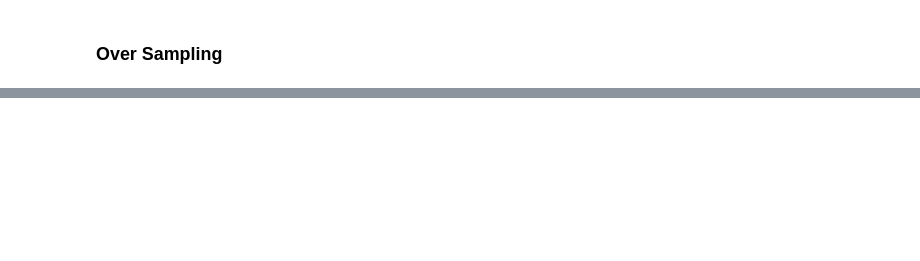
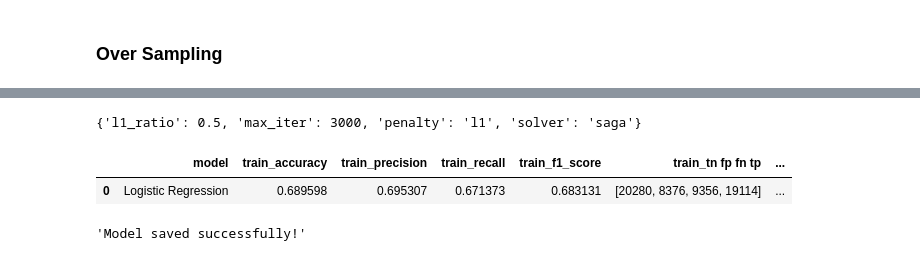
Before and after one commit to anshudhanshu/Bank-Marketing-Effectiveness-Prediction, a Jupyter notebook: Sudhanshu_Rawat_Team_1_Bank_Marketing_Effectiveness_Prediction_Capstone_Project_3.ipynb, the cells around one changed output, grey strips where cells are left out. Saved outputs shown, nothing was run; the diff lists cells and outputs as text; code cells hidden in the pictures; blank space fills up the shorter version.

Commit message:
model training

```diff
--- a/Sudhanshu_Rawat_Team_1_Bank_Marketing_Effectiveness_Prediction_Capstone_Project_3.ipynb
+++ b/Sudhanshu_Rawat_Team_1_Bank_Marketing_Effectiveness_Prediction_Capstone_Project_3.ipynb
@@ -503,3 +499,24 @@ def gscv(model_dict,X,y):
+# %%
+def find_metrics(model_name,model,X_train,X_test,y_train,y_test):
+  models = {'model': [],'train_accuracy': [], 'train_precision': [], 'train_recall': [], 'train_f1_score': [],
+            'train_tn fp fn tp': [], 'train_auc_roc': [], 'test_accuracy': [], 'test_precision': [],
+            'test_recall': [], 'test_f1_score': [], 'test_tn fp fn tp': [], 'test_auc_roc': []}
+  y_pred_test = model.predict(X_test)
+  y_pred_train = model.predict(X_train)
+  models['train_accuracy'].append(accuracy_score(y_train,y_pred_train))
+  models['train_precision'].append(precision_score(y_train,y_pred_train))
+  models['train_recall'].append(recall_score(y_train,y_pred_train))
+  models['train_f1_score'].append(f1_score(y_train,y_pred_train))
+  models['train_tn fp fn tp'].append(confusion_matrix(y_train,y_pred_train).flatten())
+  models['train_auc_roc'].append(roc_auc_score(y_train,y_pred_train))
+  models['test_accuracy'].append(accuracy_score(y_test,y_pred_test))
+  models['test_precision'].append(precision_score(y_test,y_pred_test))
+  models['test_recall'].append(recall_score(y_test,y_pred_test))
+  models['test_f1_score'].append(f1_score(y_test,y_pred_test))
+  models['test_tn fp fn tp'].append(confusion_matrix(y_test,y_pred_test).flatten())
+  models['test_auc_roc'].append(roc_auc_score(y_test,y_pred_test))
+  models['model'].append(model_name)
+  return pd.DataFrame(models)
 # %% [markdown]
 ### Over Sampling
 # %%
@@ -579,0 +531,13 @@ m['Final Result']
+# %%
+from sklearn.model_selection import GridSearchCV
+from sklearn.model_selection import train_test_split
+X_train,X_test,y_train,y_test = train_test_split(X,y,test_size = 0.2, random_state = 0)
+# %%
+model_dict = {}
+#Logistic Regression
+from sklearn.linear_model import LogisticRegression
+lr = LogisticRegression()
+lr_params = {'l1_ratio': [0.5], 'max_iter': [3000],  'penalty': ['l1','l2','elasticnet'], 'solver': ['saga']}
+
+gs_lr_model = GridSearchCV(estimator = lr, param_grid= lr_params, scoring='roc_auc', n_jobs= -1,cv=3,verbose=1)
+gs_lr_model.fit(X_train,y_train)
@@ -579,0 +563,16 @@ m['Final Result']
+# %%
+gs_lr_model.best_params_
+# %% [output]
+{'l1_ratio': 0.5, 'max_iter': 3000, 'penalty': 'l1', 'solver': 'saga'}
+# %%
+
+find_metrics('Logistic Regression',gs_lr_model,X_train,X_test,y_train,y_test)
+# %% [output]
+|  | model | train_accuracy | train_precision | train_recall | train_f1_score | train_tn fp fn tp | ... |
+| 0 | Logistic Regression | 0.689598 | 0.695307 | 0.671373 | 0.683131 | [20280, 8376, 9356, 19114] | ... |
+# %%
+path = '/content/drive/MyDrive/AlmaBetter/Cohort Aravali/Module 4/Week 2'
+filename = 'logistic_regression.pkl'
+save_model(gs_lr_model,path,filename)
+# %% [output]
+'Model saved successfully!'
```
Also changed, not shown: parts of 43 cells of this notebook.
